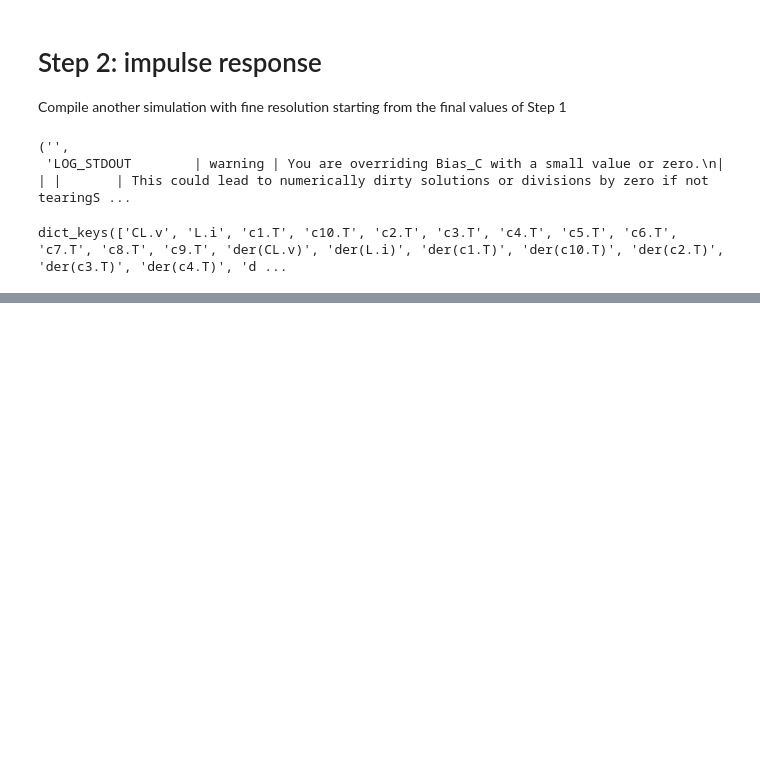
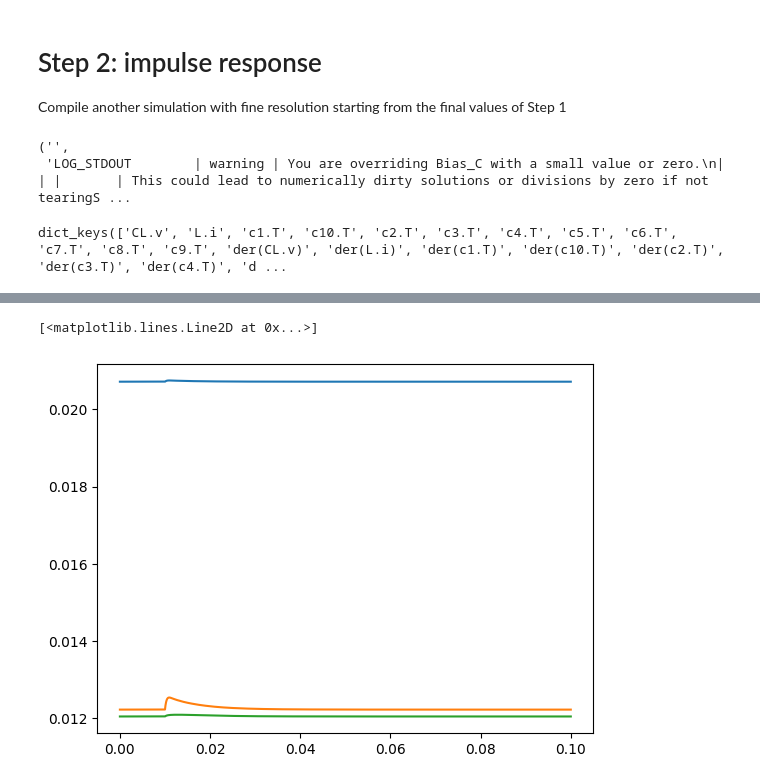
Before and after one commit to EdmondRen/TES_thermal_model, a Jupyter notebook: python/analysis.ipynb, the cells around one changed output, grey strips where cells are left out. Cells and saved outputs as stored; diff of their text form; code cells hidden in the pictures; blank space fills up the shorter version.

```diff
--- a/python/analysis.ipynb
+++ b/python/analysis.ipynb
@@ -199,0 +197,7 @@ plt.plot(time_steps, data['c1.i'])
+# %%
+plt.plot(time_steps, data['T1'])
+plt.plot(time_steps, data['T2'])
+plt.plot(time_steps, data['T10'])
+# %% [output]
+[<matplotlib.lines.Line2D at 0x...>]
+[figure, added]
```
Also changed, not shown: parts of 2 cells of this notebook, 4 other files.
